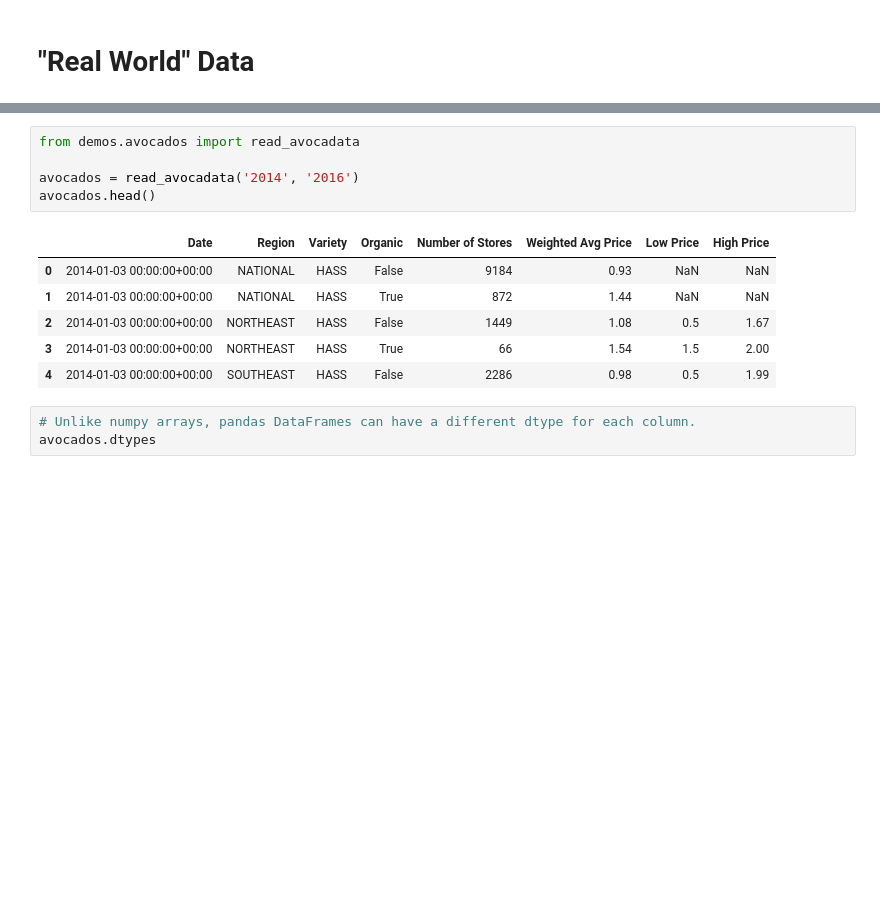
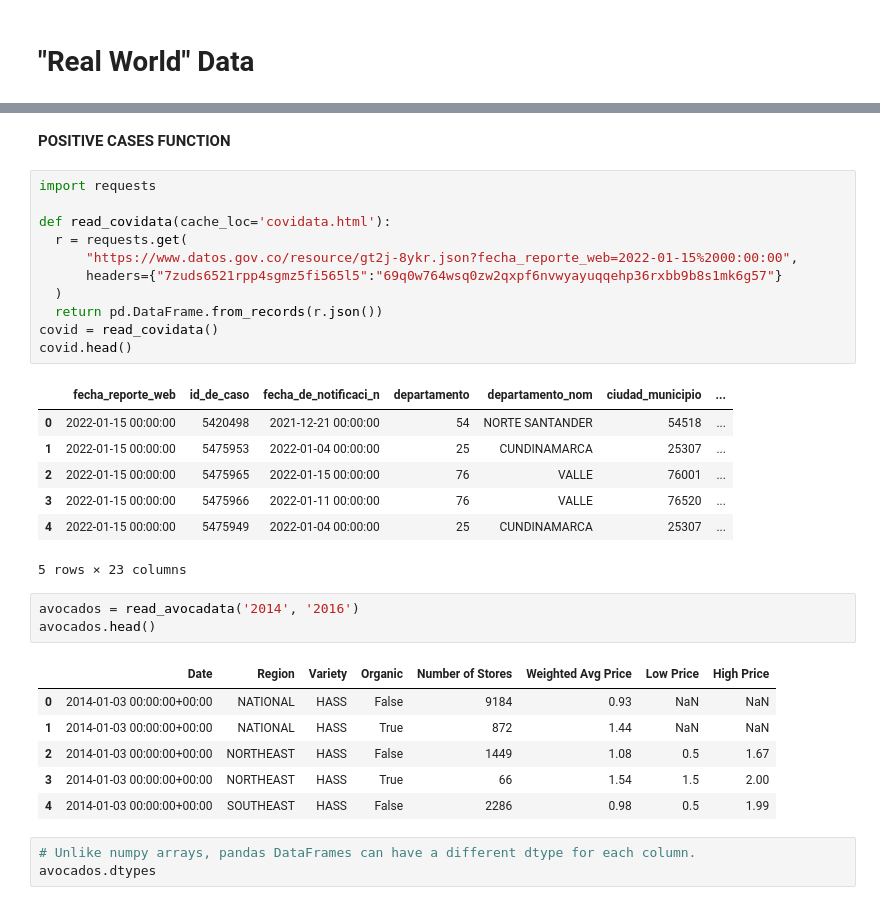
Before and after one commit to JuanPabloCarrilloAcero/AlgorithmsUN2022II, a Jupyter notebook: Laboratorio 2/jcarrilloa_lab2.ipynb, the cells around one changed output, grey strips where cells are left out. Drawn from its saved outputs; the diff is of its cells as text; blank space fills up the shorter version.

```diff
--- a/Laboratorio ScottsAnderson/jcarrilloa_ScottsSanderson.ipynb
+++ b/Laboratorio 2/jcarrilloa_lab2.ipynb
@@ -930,6 +1145,25 @@ aapl['Close'].pct_change().ewm(span=30).std().plot();
+# %% [markdown]
+**POSITIVE CASES FUNCTION**
+# %%
+import requests
+
+def read_covidata(cache_loc='covidata.html'):
+  r = requests.get(
+      "https://www.datos.gov.co/resource/gt2j-8ykr.json?fecha_reporte_web=2022-01-15%2000:00:00",
+      headers={"7zuds6521rpp4sgmz5fi565l5":"69q0w764wsq0zw2qxpf6nvwyayuqqehp36rxbb9b8s1mk6g57"}
+  )
+  return pd.DataFrame.from_records(r.json())
+covid = read_covidata()
+covid.head()
+# %% [output]
+|  | fecha_reporte_web | id_de_caso | fecha_de_notificaci_n | departamento | departamento_nom | ciudad_municipio | ... |
+| 0 | 2022-01-15 00:00:00 | 5420498 | 2021-12-21 00:00:00 | 54 | NORTE SANTANDER | 54518 | ... |
+| 1 | 2022-01-15 00:00:00 | 5475953 | 2022-01-04 00:00:00 | 25 | CUNDINAMARCA | 25307 | ... |
+| 2 | 2022-01-15 00:00:00 | 5475965 | 2022-01-15 00:00:00 | 76 | VALLE | 76001 | ... |
+| 3 | 2022-01-15 00:00:00 | 5475966 | 2022-01-11 00:00:00 | 76 | VALLE | 76520 | ... |
+| 4 | 2022-01-15 00:00:00 | 5475949 | 2022-01-04 00:00:00 | 25 | CUNDINAMARCA | 25307 | ... |
+5 rows × 23 columns
 # %%
-from demos.avocados import read_avocadata
-
 avocados = read_avocadata('2014', '2016')
 avocados.head()
 # %% [output]
```
Also changed, not shown: parts of 68 cells of this notebook.
